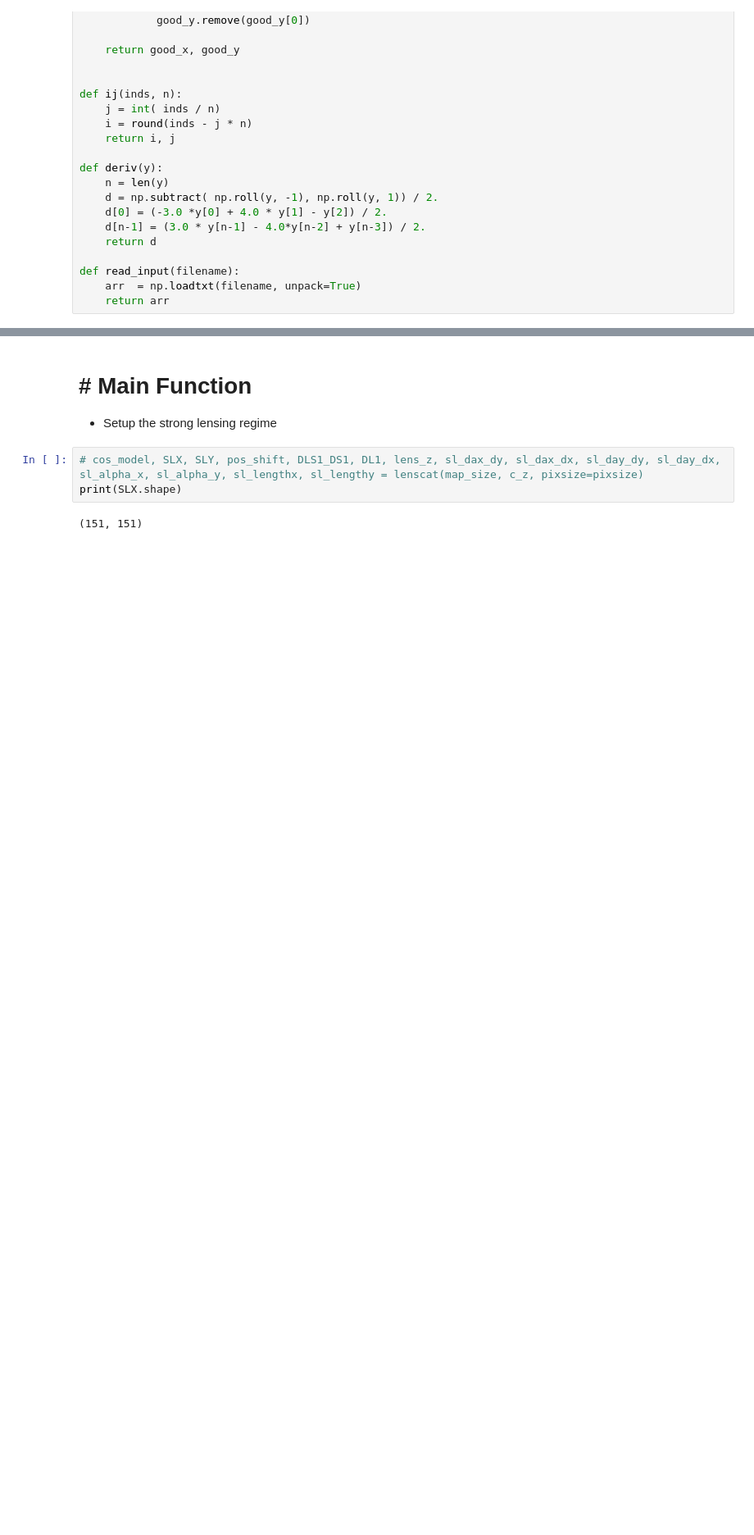
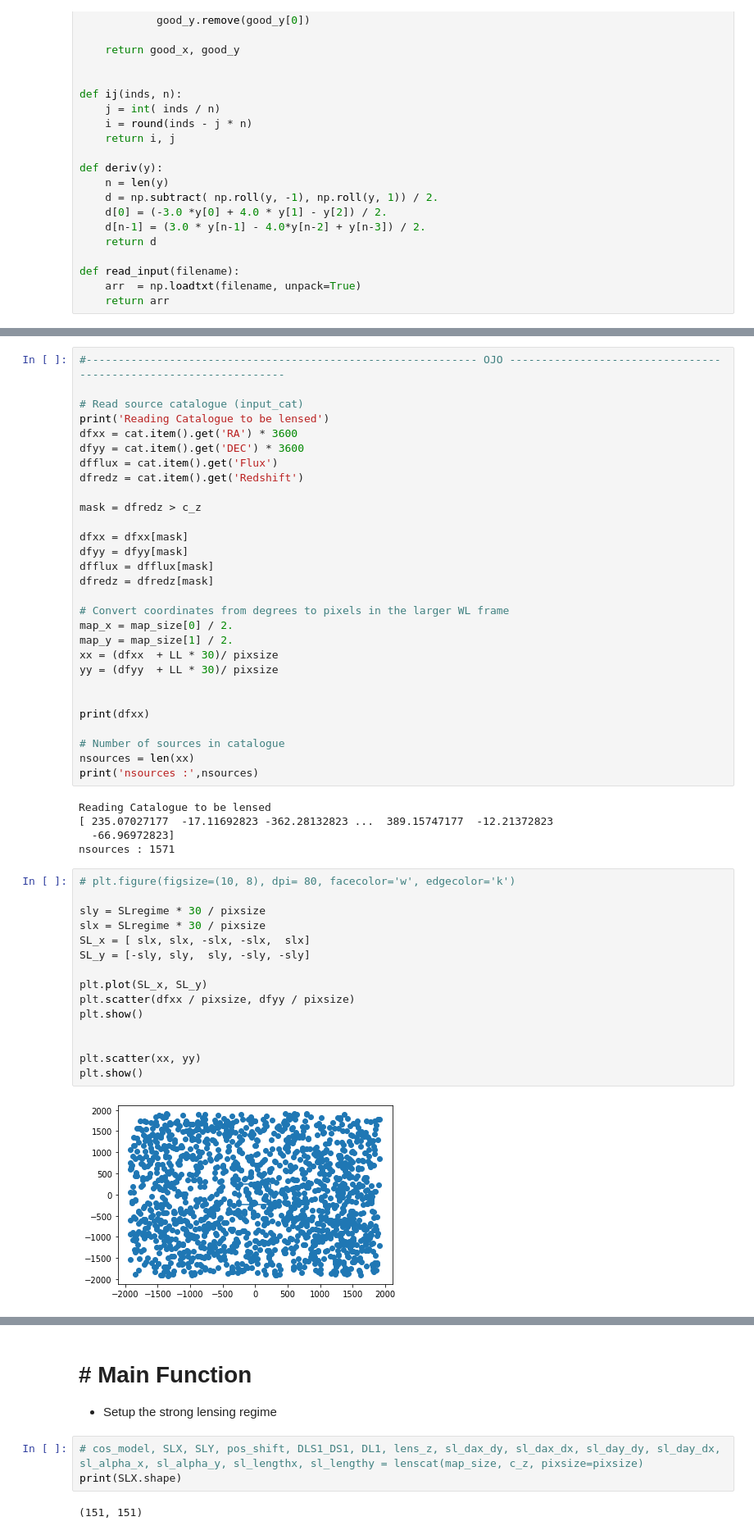
Before and after one commit to rit-rsz/rsz, a Jupyter notebook: jupyter_copy/New_Lensing.ipynb, the cells around one changed output, grey strips where cells are left out. Shown: that part at 82% size. Cells and saved outputs as stored; diff of their text form; blank space fills up the shorter version.

```diff
--- a/jupyter_copy/New_Lensing.ipynb
+++ b/jupyter_copy/New_Lensing.ipynb
@@ -145,0 +303,51 @@ def read_input(filename):
+# %%
+#------------------------------------------------------------- OJO -----------------------------------------------------------------
+
+# Read source catalogue (input_cat)
+print('Reading Catalogue to be lensed')
+dfxx = cat.item().get('RA') * 3600
+dfyy = cat.item().get('DEC') * 3600
+dfflux = cat.item().get('Flux')
+dfredz = cat.item().get('Redshift')
+
+mask = dfredz > c_z
+
+dfxx = dfxx[mask]
+dfyy = dfyy[mask]
+dfflux = dfflux[mask]
+dfredz = dfredz[mask]
+
+# Convert coordinates from degrees to pixels in the larger WL frame
+map_x = map_size[0] / 2.
+map_y = map_size[1] / 2.
+xx = (dfxx  + LL * 30)/ pixsize
+yy = (dfyy  + LL * 30)/ pixsize
+
+
+print(dfxx)
+
+# Number of sources in catalogue
+nsources = len(xx)
+print('nsources :',nsources)
+# %% [output]
+Reading Catalogue to be lensed
+[ 235.07027177  -17.11692823 -362.28132823 ...  389.15747177  -12.21372823
+  -66.96972823]
+nsources : 1571
+# %%
+# plt.figure(figsize=(10, 8), dpi= 80, facecolor='w', edgecolor='k')
+
+sly = SLregime * 30 / pixsize
+slx = SLregime * 30 / pixsize
+SL_x = [ slx, slx, -slx, -slx,  slx]
+SL_y = [-sly, sly,  sly, -sly, -sly]
+
+plt.plot(SL_x, SL_y)
+plt.scatter(dfxx / pixsize, dfyy / pixsize)
+plt.show()
+
+
+plt.scatter(xx, yy)
+plt.show()
+# %% [output]
+[figure, added]
```
Also changed, not shown: parts of 15 cells of this notebook.
